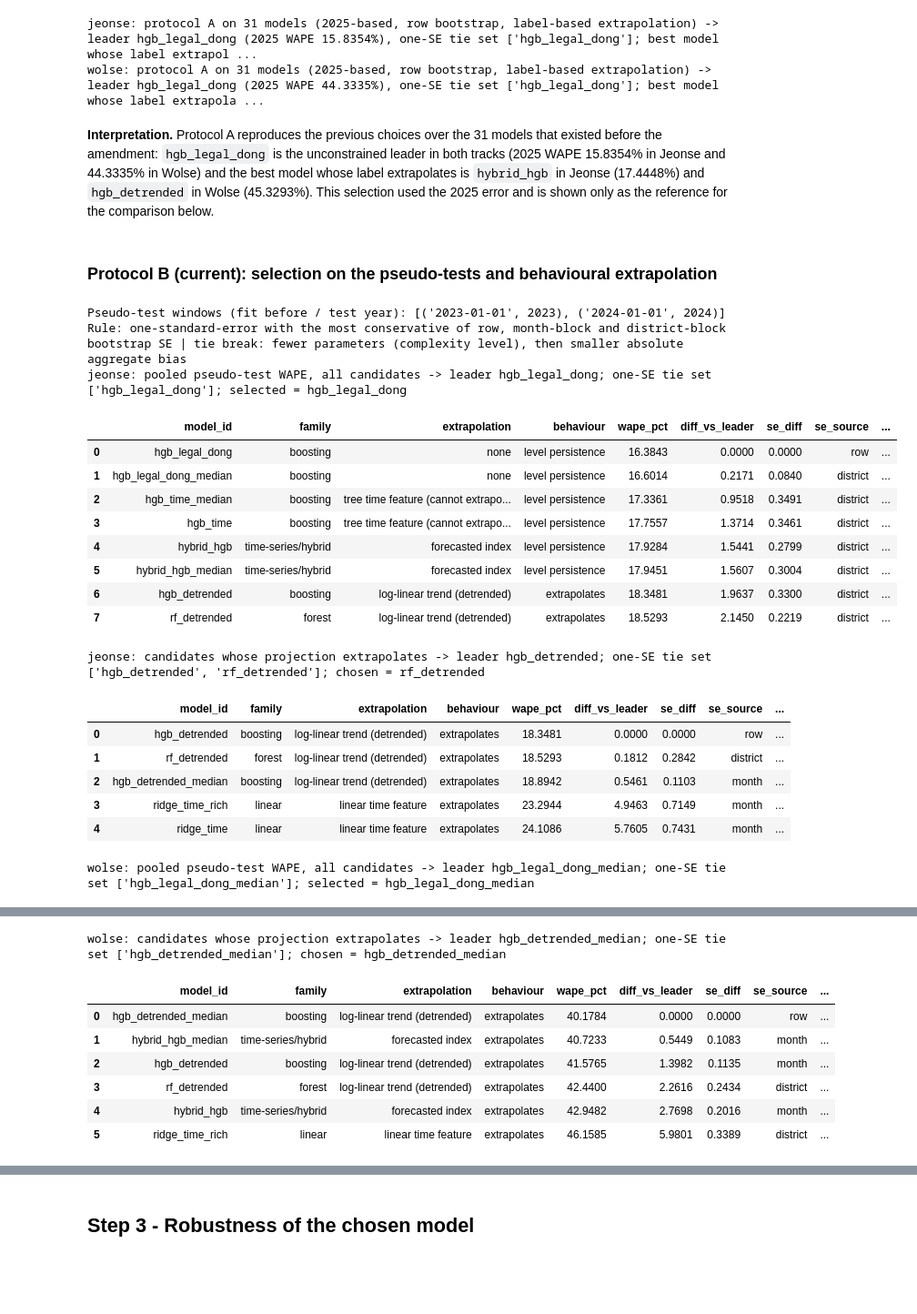
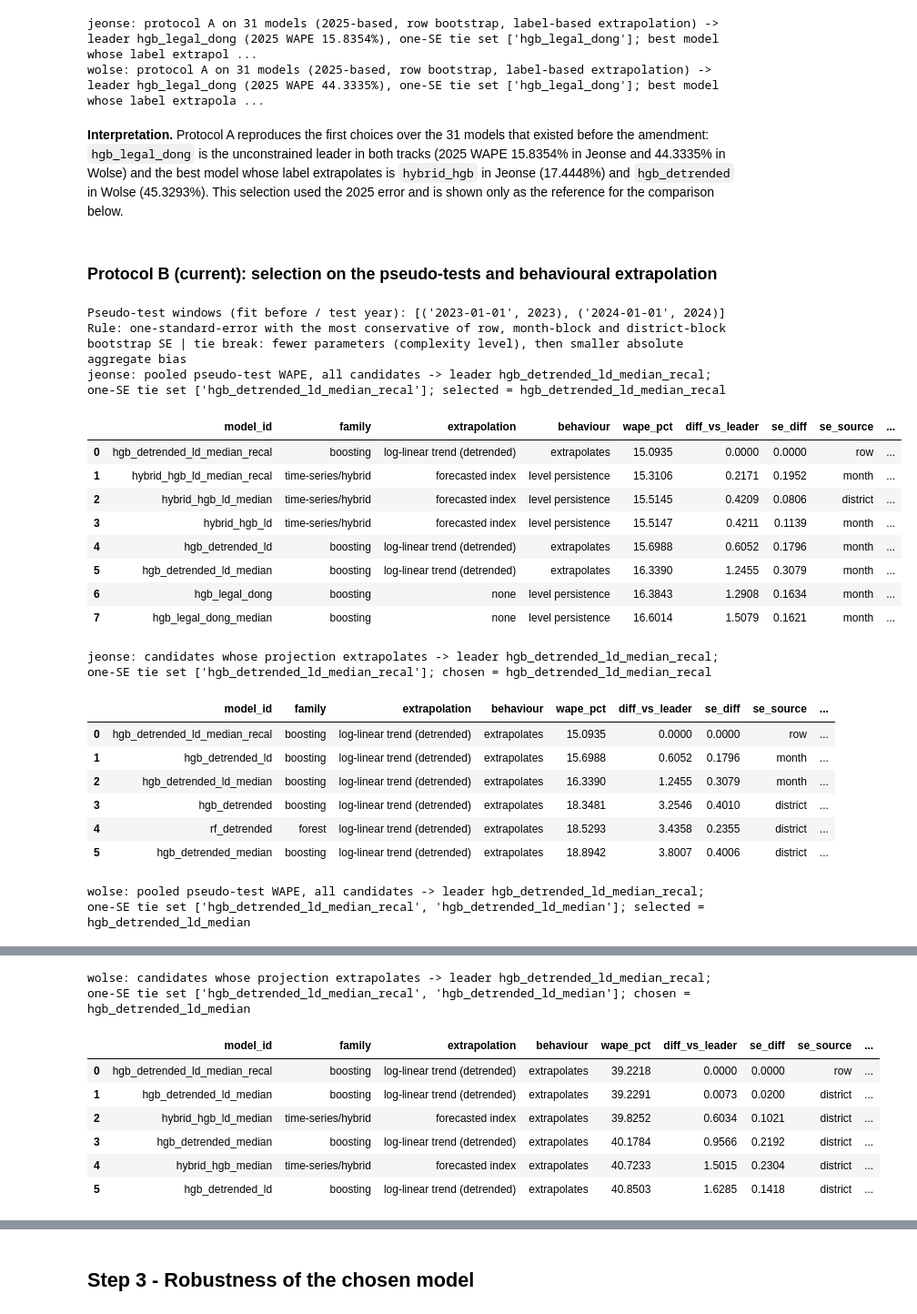
Before and after one commit to moliiner/rent_analysis_seoul, a Jupyter notebook: notebooks/09_model_comparison_projection.ipynb, the cells around one changed output, grey strips where cells are left out. Shown at 91% size. Drawn from its saved outputs; the diff is of its cells as text; code cells hidden in the pictures; blank space fills up the shorter version.

```diff
--- a/notebooks/09_model_comparison_projection.ipynb
+++ b/notebooks/09_model_comparison_projection.ipynb
@@ -219,8 +220,8 @@ wolse: 36 valid models, 57,829 TEST rows, predictions aligned with the TEST rows
 # %%
 # Protocol A (previous, superseded): lowest 2025 WAPE among the models that existed before the amendment
-# (without the median-loss variants of notebook 10), row bootstrap only, extrapolation judged by the model label. It is kept only to show which winners change.
-NEW_MEDIAN_IDS = ['hgb_static_median', 'hgb_time_median', 'hgb_detrended_median', 'hgb_legal_dong_median', 'hybrid_hgb_median']
-old_valid = valid[~valid['model_id'].isin(NEW_MEDIAN_IDS)]
+# (without the median-loss variants of notebook 10 and the neighbourhood-aware models of notebook 11), row bootstrap only, extrapolation judged by the model label. It is kept only to show which winners change.
+POST_AMENDMENT_IDS = ['hgb_static_median', 'hgb_time_median', 'hgb_detrended_median', 'hgb_legal_dong_median', 'hybrid_hgb_median', *ld_recipe_ids()]
+old_valid = valid[~valid['model_id'].isin(POST_AMENDMENT_IDS)]
 protocol_a = {}
 for track in config.TRACKS:
     v = old_valid[old_valid['track'] == track]
@@ -235,45 +236,47 @@ for track in config.TRACKS:
 jeonse: protocol A on 31 models (2025-based, row bootstrap, label-based extrapolation) -> leader hgb_legal_dong (2025 WAPE 15.8354%), one-SE tie set ['hgb_legal_dong']; best model whose label extrapol ...
 wolse: protocol A on 31 models (2025-based, row bootstrap, label-based extrapolation) -> leader hgb_legal_dong (2025 WAPE 44.3335%), one-SE tie set ['hgb_legal_dong']; best model whose label extrapola ...
 # %% [markdown]
-**Interpretation.** Protocol A reproduces the previous choices over the 31 models that existed before the amendment: `hgb_legal_dong` is the unconstrained leader in both tracks (2025 WAPE 15.8354% in Jeonse and 44.3335% in Wolse) and the best model whose label extrapolates is `hybrid_hgb` in Jeonse (17.4448%) and `hgb_detrended` in Wolse (45.3293%). This selection used the 2025 error and is shown only as the reference for the comparison below.
+**Interpretation.** Protocol A reproduces the first choices over the 31 models that existed before the amendment: `hgb_legal_dong` is the unconstrained leader in both tracks (2025 WAPE 15.8354% in Jeonse and 44.3335% in Wolse) and the best model whose label extrapolates is `hybrid_hgb` in Jeonse (17.4448%) and `hgb_detrended` in Wolse (45.3293%). This selection used the 2025 error and is shown only as the reference for the comparison below.
 # %% [markdown]
 ### Protocol B (current): selection on the pseudo-tests and behavioural extrapolation
 # %%
-pseudo_reports = {t: json.loads((config.METRICS_DIR / f'pseudotest_{t}.json').read_text(encoding='utf-8')) for t in config.TRACKS}
+pseudo_reports = {t: json.loads((config.METRICS_DIR / f'pseudotest_v2_{t}.json').read_text(encoding='utf-8')) for t in config.TRACKS}
+pseudo10 = {t: json.loads((config.METRICS_DIR / f'pseudotest_{t}.json').read_text(encoding='utf-8')) for t in config.TRACKS}      # notebook 10 (shared settings)
 proto = pseudo_reports['jeonse']['protocol']
 print('Pseudo-test windows (fit before / test year):', [(w['fit_before'], w['test_year']) for w in proto['windows']])
 print('Rule:', proto['rule'], '| tie break:', proto['tie_break'])
 selection, tables = {}, {}
 show_cols = ['model_id', 'family', 'extrapolation', 'behaviour', 'wape_pct', 'diff_vs_leader', 'se_diff', 'se_source', 'tie_with_leader', 'complexity']
 for track in config.TRACKS:
     rep = pseudo_reports[track]; sel = rep['selection']
     t_all, t_ext = pd.DataFrame(rep['table_unconstrained']), pd.DataFrame(rep['table_extrapolating'])
     info = runs[runs['track'] == track].set_index('model_id')[['family', 'extrapolation', 'behaviour', 'can_extrapolate']]
     tables[track] = t_all.merge(info, left_on='model_id', right_index=True)
     selection[track] = {'leader': t_all.iloc[0]['model_id'], 'stat_winner': sel['unconstrained'], 'winner': sel['extrapolating'], 'ext_leader': t_ext.iloc[0]['model_id']}
     print(f"{track}: pooled pseudo-test WAPE, all candidates -> leader {selection[track]['leader']}; one-SE tie set {sel['tie_set_unconstrained']}; selected = {sel['unconstrained']}")
     display(tables[track][show_cols].head(8))
     print(f"{track}: candidates whose projection extrapolates -> leader {selection[track]['ext_leader']}; one-SE tie set {sel['tie_set_extrapolating']}; chosen = {sel['extrapolating']}")
     display(t_ext.merge(info, left_on='model_id', right_index=True)[show_cols].head(6))
 # %% [output]
 Pseudo-test windows (fit before / test year): [('2023-01-01', 2023), ('2024-01-01', 2024)]
 Rule: one-standard-error with the most conservative of row, month-block and district-block bootstrap SE | tie break: fewer parameters (complexity level), then smaller absolute aggregate bias
-jeonse: pooled pseudo-test WAPE, all candidates -> leader hgb_legal_dong; one-SE tie set ['hgb_legal_dong']; selected = hgb_legal_dong
+jeonse: pooled pseudo-test WAPE, all candidates -> leader hgb_detrended_ld_median_recal; one-SE tie set ['hgb_detrended_ld_median_recal']; selected = hgb_detrended_ld_median_recal
 |  | model_id | family | extrapolation | behaviour | wape_pct | diff_vs_leader | se_diff | se_source | ... |
-| 0 | hgb_legal_dong | boosting | none | level persistence | 16.3843 | 0.0000 | 0.0000 | row | ... |
-| 1 | hgb_legal_dong_median | boosting | none | level persistence | 16.6014 | 0.2171 | 0.0840 | district | ... |
-| 2 | hgb_time_median | boosting | tree time feature (cannot extrapo... | level persistence | 17.3361 | 0.9518 | 0.3491 | district | ... |
-| 3 | hgb_time | boosting | tree time feature (cannot extrapo... | level persistence | 17.7557 | 1.3714 | 0.3461 | district | ... |
-| 4 | hybrid_hgb | time-series/hybrid | forecasted index | level persistence | 17.9284 | 1.5441 | 0.2799 | district | ... |
-| 5 | hybrid_hgb_median | time-series/hybrid | forecasted index | level persistence | 17.9451 | 1.5607 | 0.3004 | district | ... |
-| 6 | hgb_detrended | boosting | log-linear trend (detrended) | extrapolates | 18.3481 | 1.9637 | 0.3300 | district | ... |
-| 7 | rf_detrended | forest | log-linear trend (detrended) | extrapolates | 18.5293 | 2.1450 | 0.2219 | district | ... |
+| 0 | hgb_detrended_ld_median_recal | boosting | log-linear trend (detrended) | extrapolates | 15.0935 | 0.0000 | 0.0000 | row | ... |
+| 1 | hybrid_hgb_ld_median_recal | time-series/hybrid | forecasted index | level persistence | 15.3106 | 0.2171 | 0.1952 | month | ... |
+| 2 | hybrid_hgb_ld_median | time-series/hybrid | forecasted index | level persistence | 15.5145 | 0.4209 | 0.0806 | district | ... |
+| 3 | hybrid_hgb_ld | time-series/hybrid | forecasted index | level persistence | 15.5147 | 0.4211 | 0.1139 | month | ... |
+| 4 | hgb_detrended_ld | boosting | log-linear trend (detrended) | extrapolates | 15.6988 | 0.6052 | 0.1796 | month | ... |
+| 5 | hgb_detrended_ld_median | boosting | log-linear trend (detrended) | extrapolates | 16.3390 | 1.2455 | 0.3079 | month | ... |
+| 6 | hgb_legal_dong | boosting | none | level persistence | 16.3843 | 1.2908 | 0.1634 | month | ... |
+| 7 | hgb_legal_dong_median | boosting | none | level persistence | 16.6014 | 1.5079 | 0.1621 | month | ... |
-jeonse: candidates whose projection extrapolates -> leader hgb_detrended; one-SE tie set ['hgb_detrended', 'rf_detrended']; chosen = rf_detrended
+jeonse: candidates whose projection extrapolates -> leader hgb_detrended_ld_median_recal; one-SE tie set ['hgb_detrended_ld_median_recal']; chosen = hgb_detrended_ld_median_recal
 |  | model_id | family | extrapolation | behaviour | wape_pct | diff_vs_leader | se_diff | se_source | ... |
-| 0 | hgb_detrended | boosting | log-linear trend (detrended) | extrapolates | 18.3481 | 0.0000 | 0.0000 | row | ... |
-| 1 | rf_detrended | forest | log-linear trend (detrended) | extrapolates | 18.5293 | 0.1812 | 0.2842 | district | ... |
-| 2 | hgb_detrended_median | boosting | log-linear trend (detrended) | extrapolates | 18.8942 | 0.5461 | 0.1103 | month | ... |
-| 3 | ridge_time_rich | linear | linear time feature | extrapolates | 23.2944 | 4.9463 | 0.7149 | month | ... |
-| 4 | ridge_time | linear | linear time feature | extrapolates | 24.1086 | 5.7605 | 0.7431 | month | ... |
+| 0 | hgb_detrended_ld_median_recal | boosting | log-linear trend (detrended) | extrapolates | 15.0935 | 0.0000 | 0.0000 | row | ... |
+| 1 | hgb_detrended_ld | boosting | log-linear trend (detrended) | extrapolates | 15.6988 | 0.6052 | 0.1796 | month | ... |
+| 2 | hgb_detrended_ld_median | boosting | log-linear trend (detrended) | extrapolates | 16.3390 | 1.2455 | 0.3079 | month | ... |
+| 3 | hgb_detrended | boosting | log-linear trend (detrended) | extrapolates | 18.3481 | 3.2546 | 0.4010 | district | ... |
+| 4 | rf_detrended | forest | log-linear trend (detrended) | extrapolates | 18.5293 | 3.4358 | 0.2355 | district | ... |
+| 5 | hgb_detrended_median | boosting | log-linear trend (detrended) | extrapolates | 18.8942 | 3.8007 | 0.4006 | district | ... |
-wolse: pooled pseudo-test WAPE, all candidates -> leader hgb_legal_dong_median; one-SE tie set ['hgb_legal_dong_median']; selected = hgb_legal_dong_median
+wolse: pooled pseudo-test WAPE, all candidates -> leader hgb_detrended_ld_median_recal; one-SE tie set ['hgb_detrended_ld_median_recal', 'hgb_detrended_ld_median']; selected = hgb_detrended_ld_median
 |  | model_id | family | extrapolation | behaviour | wape_pct | diff_vs_leader | se_diff | se_source | ... |
@@ -288,9 +291,9 @@ wolse: pooled pseudo-test WAPE, all candidates -> leader hgb_legal_dong_median;
-wolse: candidates whose projection extrapolates -> leader hgb_detrended_median; one-SE tie set ['hgb_detrended_median']; chosen = hgb_detrended_median
+wolse: candidates whose projection extrapolates -> leader hgb_detrended_ld_median_recal; one-SE tie set ['hgb_detrended_ld_median_recal', 'hgb_detrended_ld_median']; chosen = hgb_detrended_ld_median
 |  | model_id | family | extrapolation | behaviour | wape_pct | diff_vs_leader | se_diff | se_source | ... |
-| 0 | hgb_detrended_median | boosting | log-linear trend (detrended) | extrapolates | 40.1784 | 0.0000 | 0.0000 | row | ... |
-| 1 | hybrid_hgb_median | time-series/hybrid | forecasted index | extrapolates | 40.7233 | 0.5449 | 0.1083 | month | ... |
-| 2 | hgb_detrended | boosting | log-linear trend (detrended) | extrapolates | 41.5765 | 1.3982 | 0.1135 | month | ... |
-| 3 | rf_detrended | forest | log-linear trend (detrended) | extrapolates | 42.4400 | 2.2616 | 0.2434 | district | ... |
-| 4 | hybrid_hgb | time-series/hybrid | forecasted index | extrapolates | 42.9482 | 2.7698 | 0.2016 | month | ... |
-| 5 | ridge_time_rich | linear | linear time feature | extrapolates | 46.1585 | 5.9801 | 0.3389 | district | ... |
+| 0 | hgb_detrended_ld_median_recal | boosting | log-linear trend (detrended) | extrapolates | 39.2218 | 0.0000 | 0.0000 | row | ... |
+| 1 | hgb_detrended_ld_median | boosting | log-linear trend (detrended) | extrapolates | 39.2291 | 0.0073 | 0.0200 | district | ... |
+| 2 | hybrid_hgb_ld_median | time-series/hybrid | forecasted index | extrapolates | 39.8252 | 0.6034 | 0.1021 | district | ... |
+| 3 | hgb_detrended_median | boosting | log-linear trend (detrended) | extrapolates | 40.1784 | 0.9566 | 0.2192 | district | ... |
+| 4 | hybrid_hgb_median | time-series/hybrid | forecasted index | extrapolates | 40.7233 | 1.5015 | 0.2304 | district | ... |
+| 5 | hgb_detrended_ld | boosting | log-linear trend (detrended) | extrapolates | 40.8503 | 1.6285 | 0.1418 | district | ... |
 # %% [markdown]
```
Also changed, not shown: parts of 26 cells of this notebook, 34 other files.
